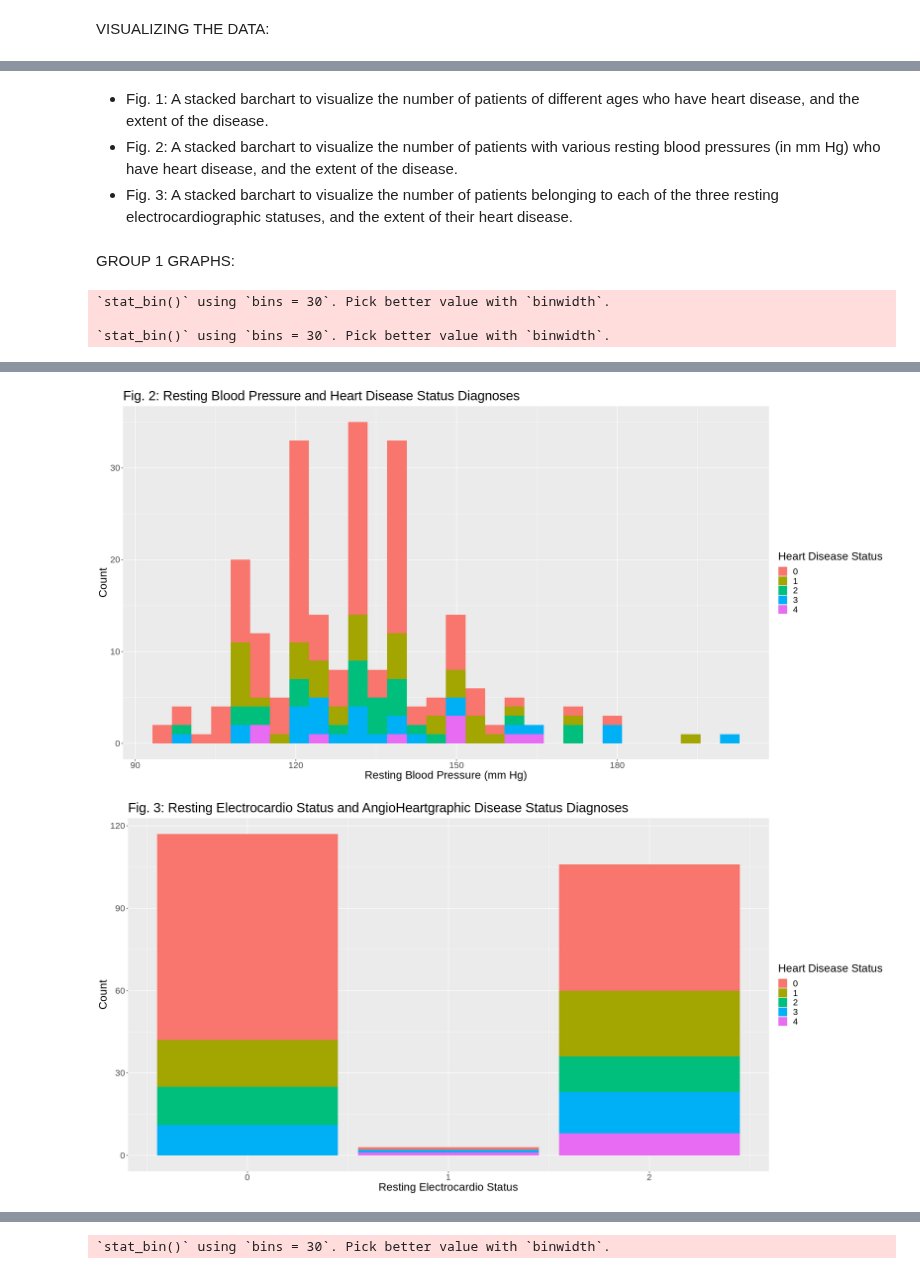
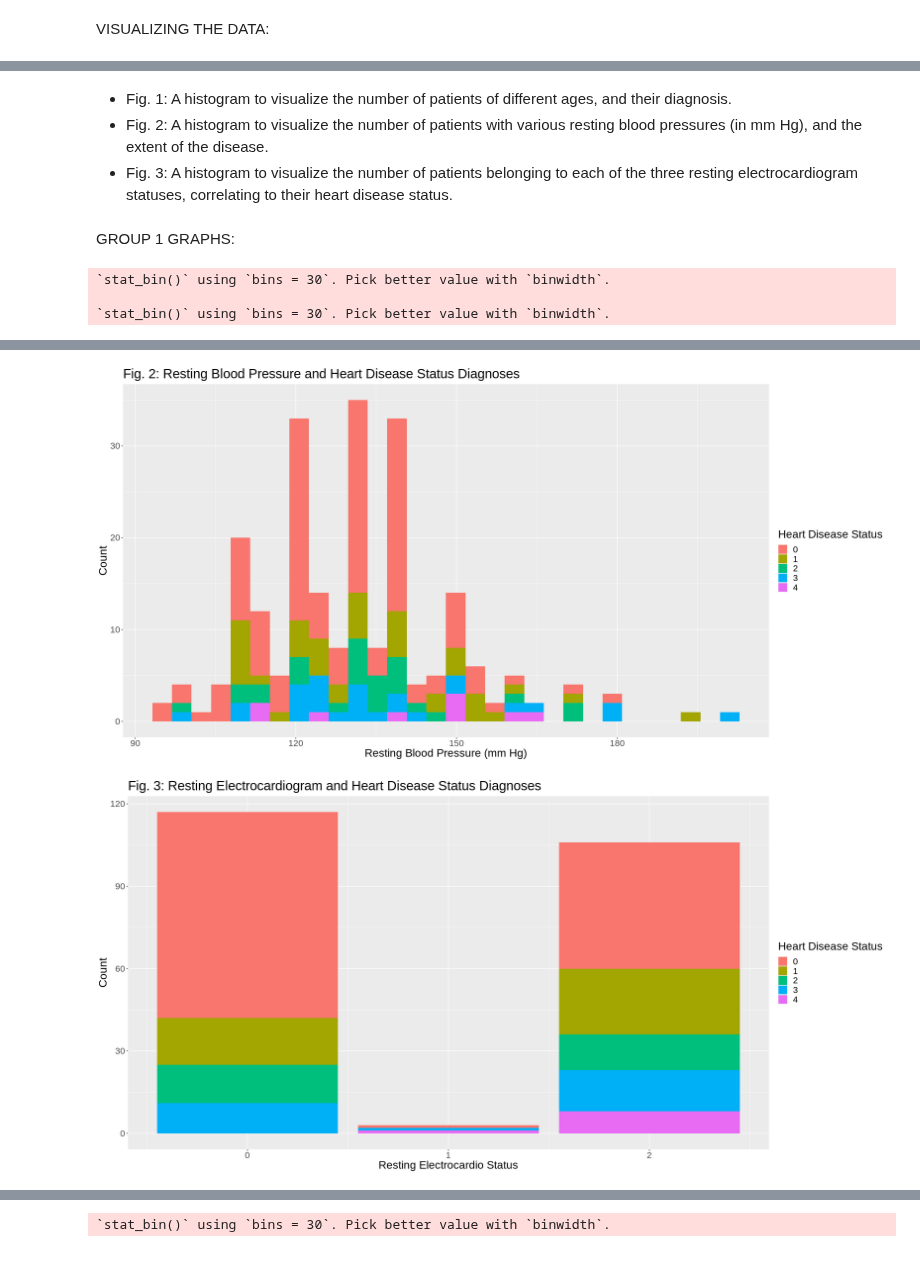
Before and after one commit to chenjerry623/DSCI100-Group17-Project, a Jupyter notebook: Group-17-Proposal.ipynb, the cells around one changed output, grey strips where cells are left out. Cells and saved outputs as stored; diff of their text form; code cells hidden in the pictures.

```diff
--- a/Group-17-Proposal.ipynb
+++ b/Group-17-Proposal.ipynb
@@ -129,46 +109,46 @@ As some of our predictors are binary while others have a large variety of values
 # %% [markdown]
-- Fig. 1: A stacked barchart to visualize the number of patients of different ages who have heart disease, and the extent of the disease.
-- Fig. 2: A stacked barchart to visualize the number of patients with various resting blood pressures (in mm Hg) who have heart disease, and the extent of the disease.
-- Fig. 3: A stacked barchart to visualize the number of patients belonging to each of the three resting electrocardiographic statuses, and the extent of their heart disease.
+- Fig. 1: A histogram to visualize the number of patients of different ages, and their diagnosis.
+- Fig. 2: A histogram to visualize the number of patients with various resting blood pressures (in mm Hg), and the extent of the disease.
+- Fig. 3: A histogram to visualize the number of patients belonging to each of the three resting electrocardiogram statuses, correlating to their heart disease status.
 # %% [markdown]
 GROUP 1 GRAPHS:
 # %%
-#Creating the plots to visualize the data in our first group of predictors in relation to the severity of the heart disease.
+#Creating the plots to visualize the data in our first group of predictors in relation to the severity of heart disease.
 options(repr.plot.width = 20, repr.plot.height = 10)
 
 resting_age_plot <- ggplot(resting_train, aes(x = age)) +
     ggtitle("Fig. 1: Age and Heart Disease Status Diagnoses") +
     geom_histogram(aes(fill = result)) +
     xlab("Age") +
     ylab("Count") +
     labs(fill = "Heart Disease Status") +
     theme(text = element_text(size = 20))
 resting_age_plot
 
 resting_bps_plot <- ggplot(resting_train, aes(x = resting_blood_pressure)) +
     ggtitle("Fig. 2: Resting Blood Pressure and Heart Disease Status Diagnoses") +
     geom_histogram(aes(fill = result)) +
     xlab("Resting Blood Pressure (mm Hg)") +
     ylab("Count") +
     labs(fill = "Heart Disease Status") +
     theme(text = element_text(size = 20))
 resting_bps_plot
 
 resting_electro_plot <- ggplot(resting_train, aes(x = resting_electrocardio)) +
-    ggtitle("Fig. 3: Resting Electrocardio Status and AngioHeartgraphic Disease Status Diagnoses") +
+    ggtitle("Fig. 3: Resting Electrocardiogram and Heart Disease Status Diagnoses") +
     geom_bar(aes(fill = result)) +
     xlab("Resting Electrocardio Status") +
     ylab("Count") +
     labs(fill = "Heart Disease Status") +
     theme(text = element_text(size = 20))
 resting_electro_plot
 # %% [output]
 `stat_bin()` using `bins = 30`. Pick better value with `binwidth`.
 
 `stat_bin()` using `bins = 30`. Pick better value with `binwidth`.
 [figure]
 [figure]
-[figure, old version]
+[figure, new version]
 # %% [markdown]
 GROUP 2 GRAPHS:
 
```
Also changed, not shown: parts of 12 cells of this notebook.
